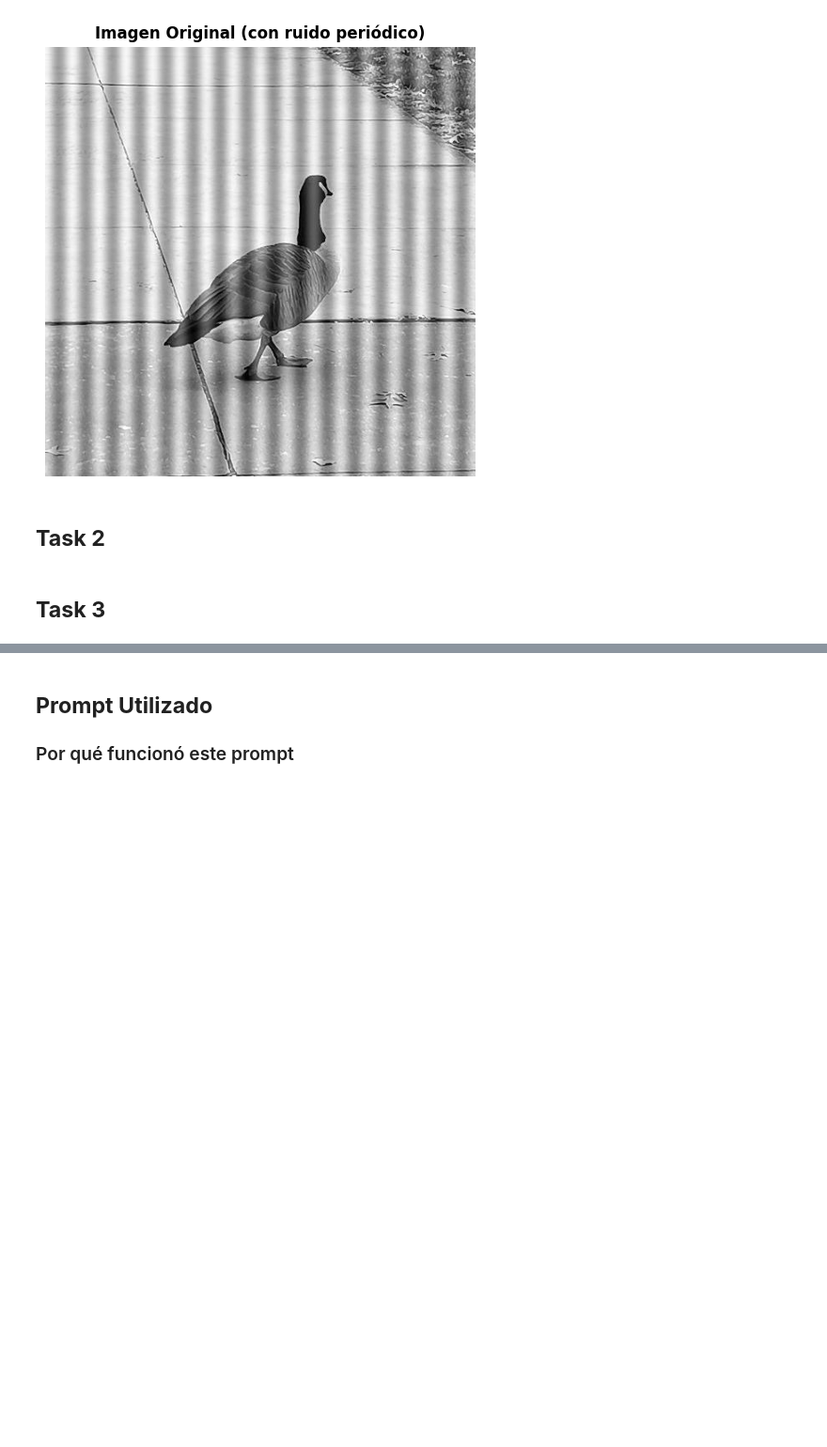
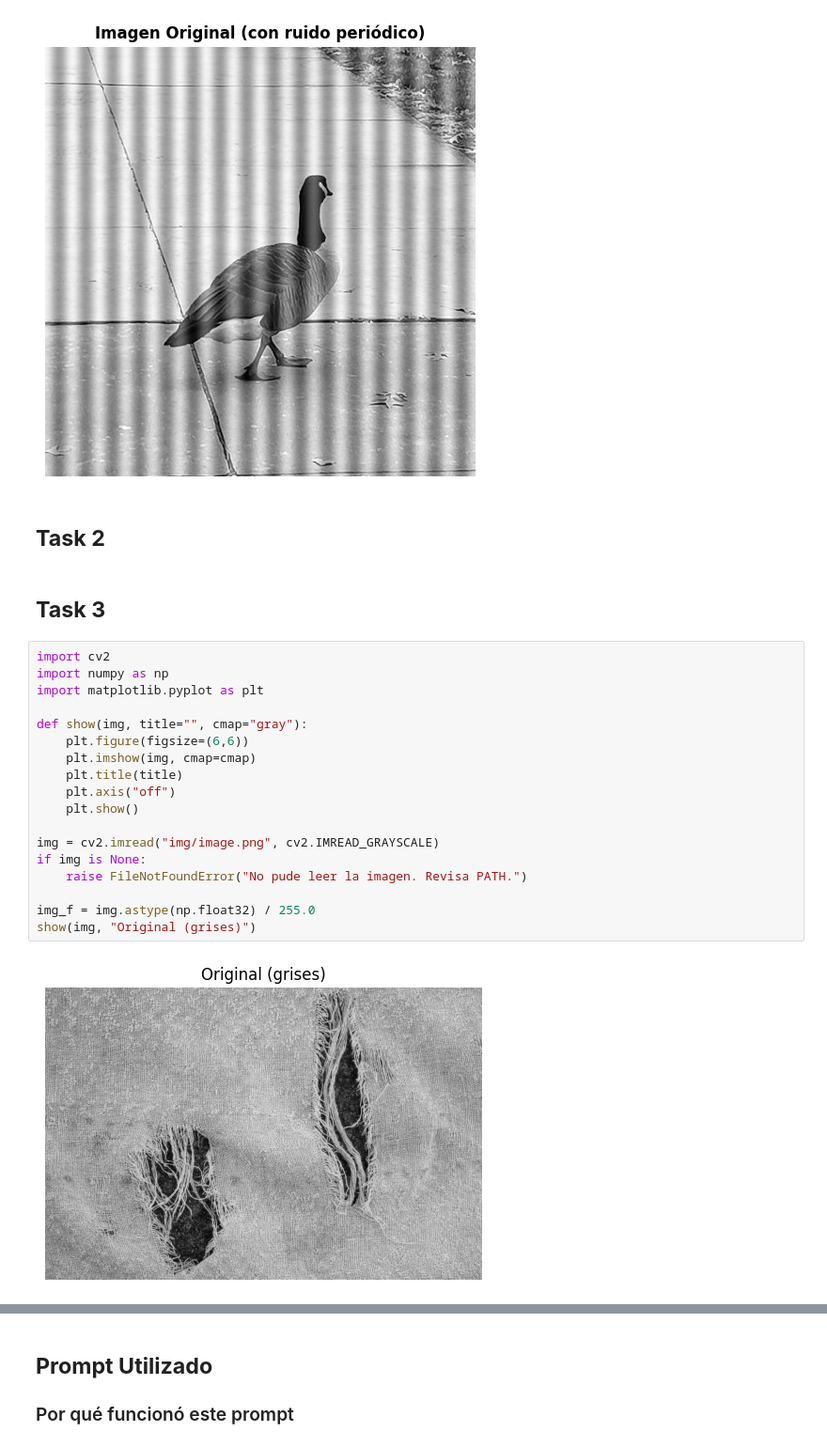
Before and after one commit to paulabaal12/LAB2-VCP, a Jupyter notebook: main.ipynb, the cells around one changed output, grey strips where cells are left out. Shown at 94% size. Saved outputs shown, nothing was run; the diff lists cells and outputs as text; blank space fills up the shorter version.

```diff
--- a/main.ipynb
+++ b/main.ipynb
@@ -33,3 +33,23 @@ plt.tight_layout()
 ## **Task 2**
 # %% [markdown]
 ## **Task 3**
+# %%
+import cv2
+import numpy as np
+import matplotlib.pyplot as plt
+
+def show(img, title="", cmap="gray"):
+    plt.figure(figsize=(6,6))
+    plt.imshow(img, cmap=cmap)
+    plt.title(title)
+    plt.axis("off")
+    plt.show()
+
+img = cv2.imread("img/image.png", cv2.IMREAD_GRAYSCALE)
+if img is None:
+    raise FileNotFoundError("No pude leer la imagen. Revisa PATH.")
+
+img_f = img.astype(np.float32) / 255.0
+show(img, "Original (grises)")
+# %% [output]
+[figure, added]
```
Also changed, not shown: parts of 3 cells of this notebook, 1 other file.
